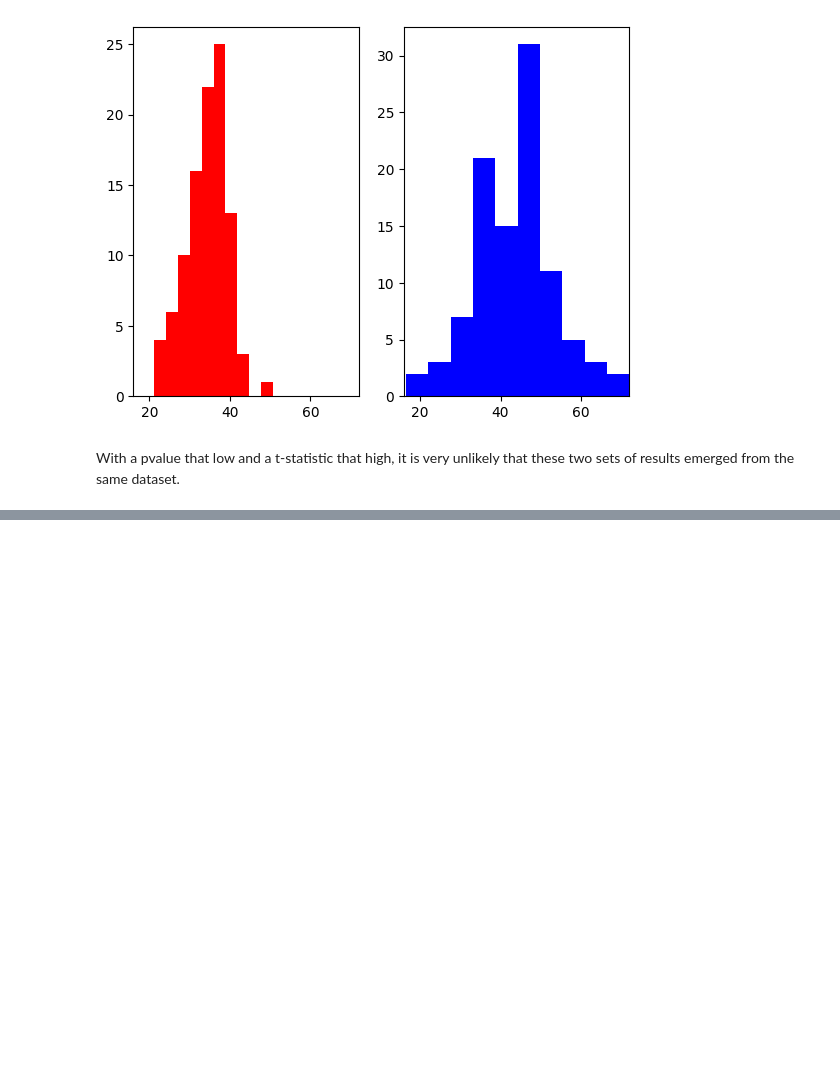
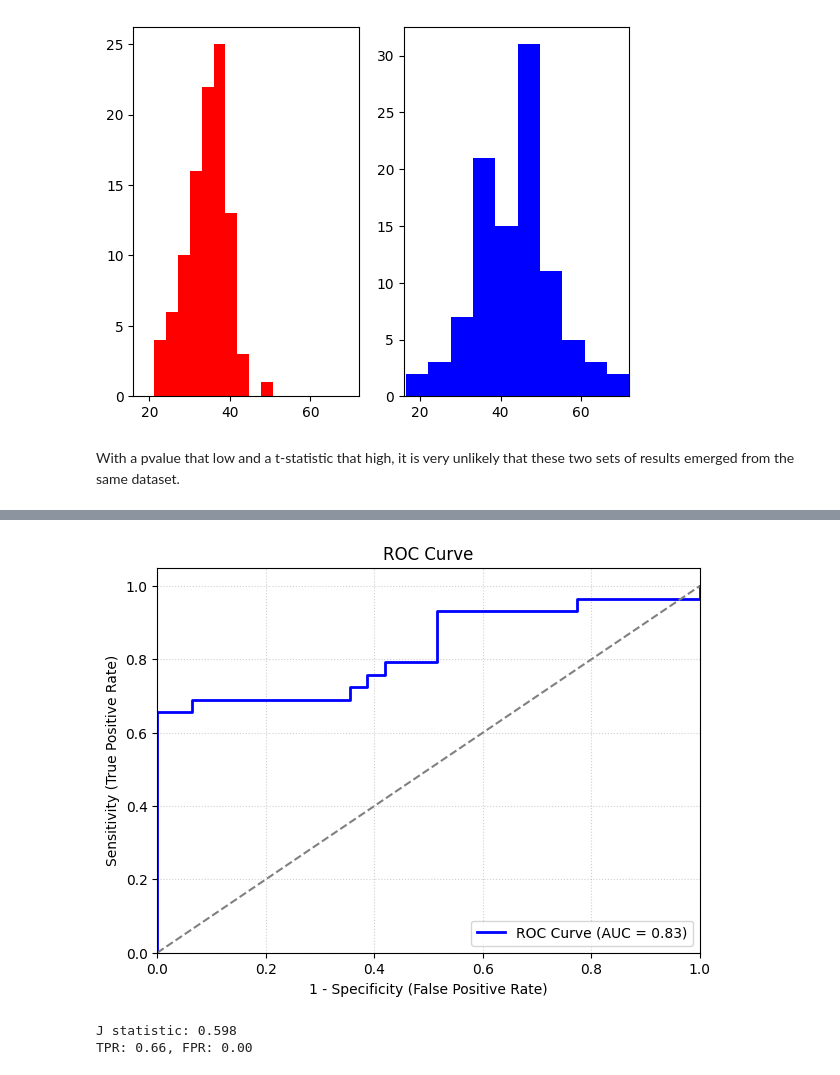
Before and after one commit to abrown12005/BME-4972_4973, a Jupyter notebook: ImagesInMedicine/HW4.ipynb, the cells around one changed output, grey strips where cells are left out. Drawn from its saved outputs; the diff is of its cells as text; code cells hidden in the pictures; blank space fills up the shorter version.

```diff
--- a/ImagesInMedicine/HW4.ipynb
+++ b/ImagesInMedicine/HW4.ipynb
@@ -90,0 +69,65 @@ plt.hist(healthy, bins=30, color='b')
+# %%
+#Problem 3
+#Make an ROC curve of this data
+from sklearn.datasets import make_classification
+from sklearn.model_selection import train_test_split
+from sklearn.linear_model import LogisticRegression
+from sklearn.metrics import roc_curve, roc_auc_score
+from sklearn.metrics import confusion_matrix
+
+# 1. Prepare the data for a binary classification task
+# Combine the two distributions into a single feature array and reshape it to 2D
+X_combined = np.concatenate((healthy, Schmooples)).reshape(-1, 1)
+
+# Create corresponding binary labels: 0 for 'healthy' and 1 for 'Schmooples'
+y_labels = np.concatenate((np.zeros(len(healthy)), np.ones(len(Schmooples))))
+
+# 2. Split into train and test sets
+X_train, X_test, y_train, y_test = train_test_split(X_combined, y_labels, test_size=0.3, random_state=42)
+
+# 3. Train a classifier
+model = LogisticRegression()
+model.fit(X_train, y_train)
+
+# 4. Get predicted probabilities for the positive class (class 1)
+# predict_proba returns [prob_class_0, prob_class_1]
+y_probs = model.predict_proba(X_test)[:, 1]
+
+# 5. Calculate True Positive Rate (Sensitivity) and False Positive Rate (1 - Specificity)
+# 'fpr' stands for False Positive Rate, 'tpr' stands for True Positive Rate
+fpr, tpr, thresholds = roc_curve(y_test, y_probs)
+
+# 6. Calculate Area Under the Curve (AUC)
+auc_score = roc_auc_score(y_test, y_probs)
+
+# 7. Plot the ROC Curve
+plt.figure(figsize=(7, 5))
+plt.plot(fpr, tpr, color='blue', lw=2, label=f'ROC Curve (AUC = {auc_score:.2f})')
+
+# Plot the baseline (random guessing)
+plt.plot([0, 1], [0, 1], color='gray', linestyle='--')
+
+# Adjust layout to reflect Sensitivity and Specificity
+plt.xlim([0.0, 1.0])
+plt.ylim([0.0, 1.05])
+plt.xlabel('1 - Specificity (False Positive Rate)')
+plt.ylabel('Sensitivity (True Positive Rate)')
+plt.title('ROC Curve')
+plt.legend(loc="lower right")
+plt.grid(True, linestyle=':', alpha=0.6)
+
+plt.show()
+# %% [output]
+[figure, added]
+# %%
+#Problem 4
+#Identify the best threshold at which healthy/schmooples cases are best separated
+j_scores = tpr - fpr
+best_idx = np.argmax(j_scores)
+optimal_threshold = thresholds[best_idx]
+
+print(f"J statistic: {optimal_threshold:.3f}")
+print(f"TPR: {tpr[best_idx]:.2f}, FPR: {fpr[best_idx]:.2f}")
+# %% [output]
+J statistic: 0.598
+TPR: 0.66, FPR: 0.00
```
Also changed, not shown: parts of 6 cells of this notebook.
